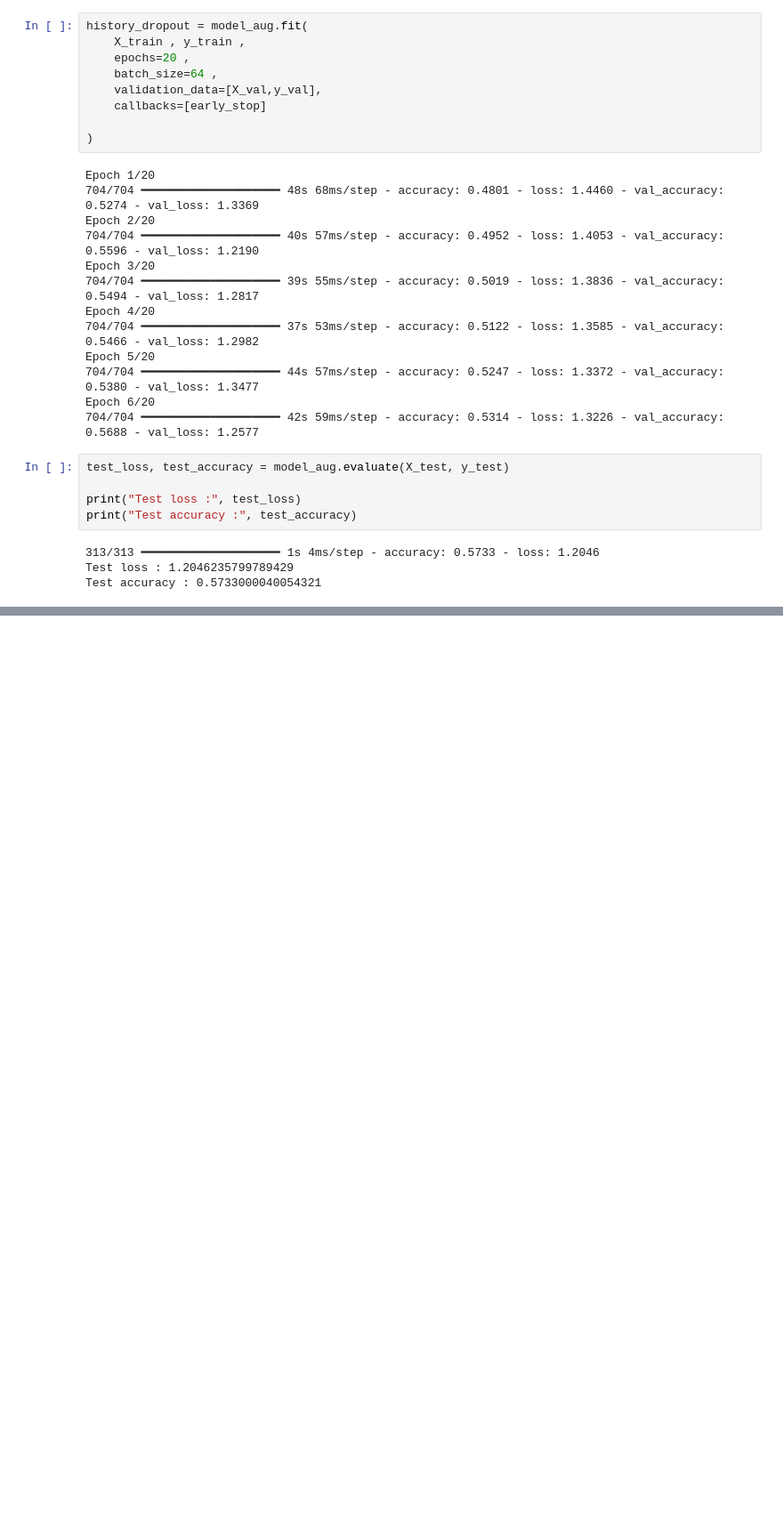
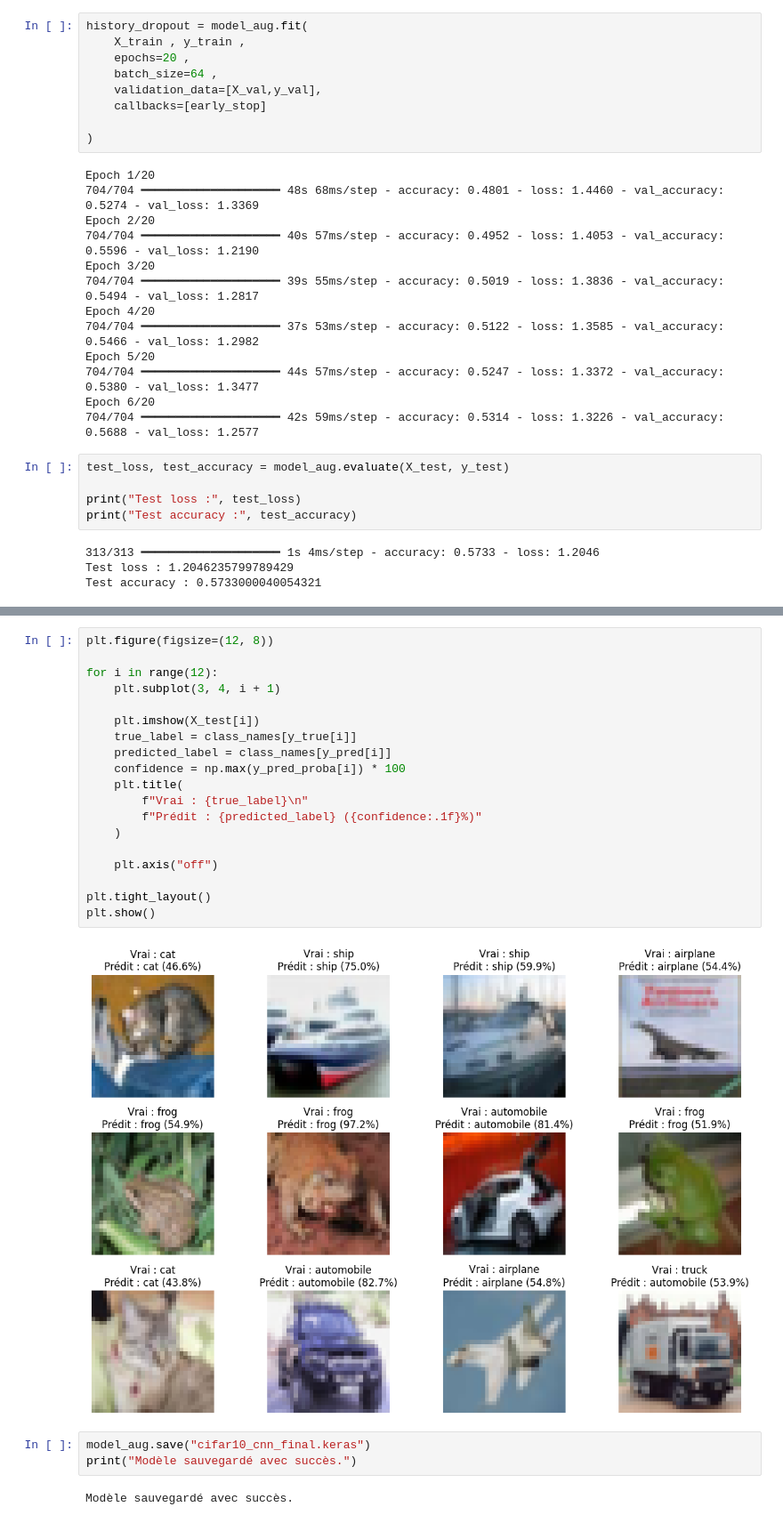
Before and after one commit to idriss-aaidoun/mini-labs, a Jupyter notebook: bases/Deep_Learning_CIFAR10_CNN.ipynb, the cells around one changed output, grey strips where cells are left out. Shown at 89% size. Drawn from its saved outputs; the diff is of its cells as text; blank space fills up the shorter version.

Commit message:
deep learning lab finale

```diff
--- a/bases/Deep_Learning_CIFAR10_CNN.ipynb
+++ b/bases/Deep_Learning_CIFAR10_CNN.ipynb
@@ -427,0 +476,26 @@ Test accuracy : 0.5733000040054321
+# %%
+plt.figure(figsize=(12, 8))
+
+for i in range(12):
+    plt.subplot(3, 4, i + 1)
+
+    plt.imshow(X_test[i])
+    true_label = class_names[y_true[i]]
+    predicted_label = class_names[y_pred[i]]
+    confidence = np.max(y_pred_proba[i]) * 100
+    plt.title(
+        f"Vrai : {true_label}\n"
+        f"Prédit : {predicted_label} ({confidence:.1f}%)"
+    )
+
+    plt.axis("off")
+
+plt.tight_layout()
+plt.show()
+# %% [output]
+[figure, added]
+# %%
+model_aug.save("cifar10_cnn_final.keras")
+print("Modèle sauvegardé avec succès.")
+# %% [output]
+Modèle sauvegardé avec succès.
```
Also changed, not shown: parts of 4 cells of this notebook, 1 other file.
